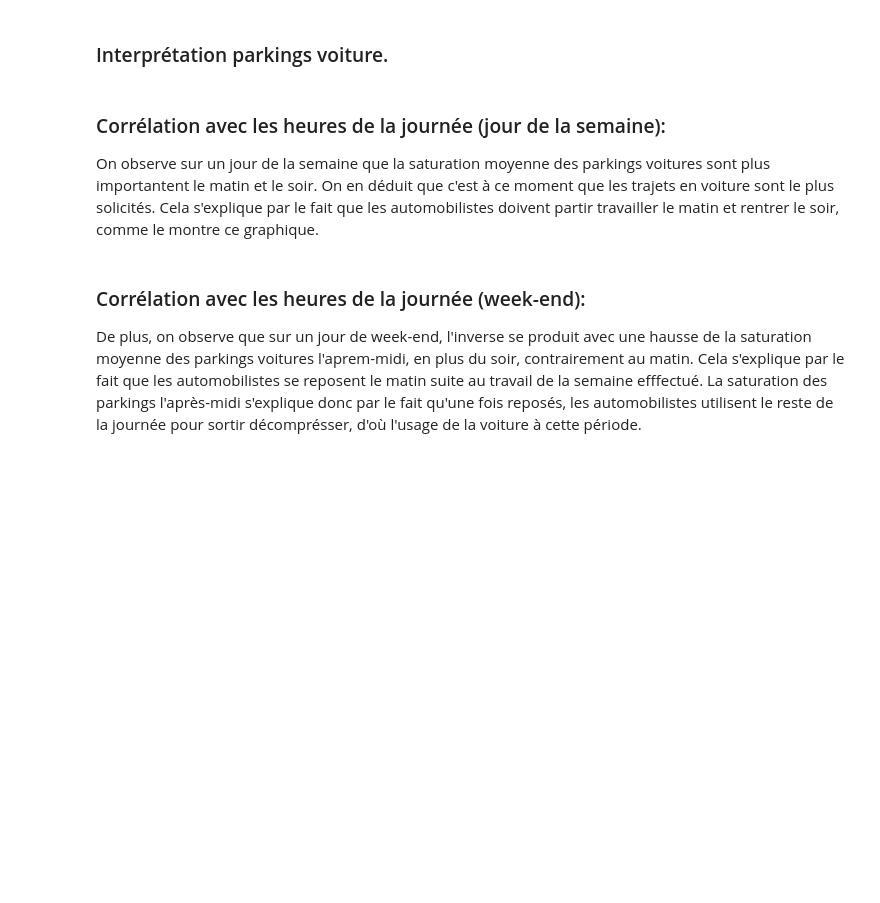
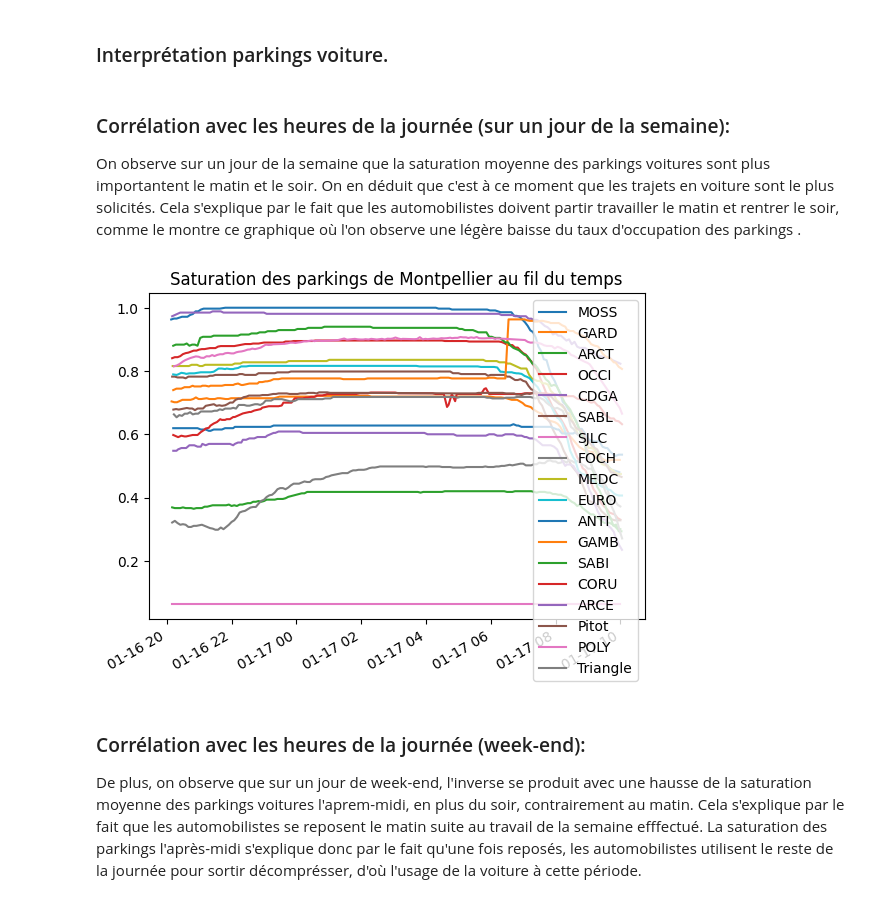
Before and after one commit to ruben-rouviere/sae15, a Jupyter notebook: src/analysis/jupyter.ipynb, the cells around one changed output. Cells and saved outputs as stored; diff of their text form; code cells hidden in the pictures; blank space fills up the shorter version.

```diff
--- a/src/analysis/jupyter.ipynb
+++ b/src/analysis/jupyter.ipynb
@@ -198,5 +198,5 @@ On interprétera cette corrélation comme un indicateur de la prévalance de l'e
 # %% [markdown]
 ### Interprétation parkings voiture.
 # %% [markdown]
-### Corrélation avec les heures de la journée (jour de la semaine):
-On observe sur un jour de la semaine que la saturation moyenne des parkings voitures sont plus importantent le matin et le soir. On en déduit que c'est à ce moment que les trajets en voiture sont le plus solicités. Cela s'explique par le fait que les automobilistes doivent partir travailler le matin et rentrer le soir, comme le montre ce graphique.
+### Corrélation avec les heures de la journée (sur un jour de la semaine):
+On observe sur un jour de la semaine que la saturation moyenne des parkings voitures sont plus importantent le matin et le soir. On en déduit que c'est à ce moment que les trajets en voiture sont le plus solicités. Cela s'explique par le fait que les automobilistes doivent partir travailler le matin et rentrer le soir, comme le montre ce graphique où l'on observe une légère baisse du taux d'occupation des parkings .
@@ -205,3 +203,23 @@ On observe sur un jour de la semaine que la saturation moyenne des parkings voit
+# %%
+from matplotlib import pyplot as plt
+from datetime import datetime, timedelta
+from Utils import parkingsByName
+# On charge les datasets
+%store -r carData
+%store -r bicycleData
+
+fig, ax = plt.subplots()
+plt.title("Saturation des parkings de Montpellier au fil du temps")
+fig.autofmt_xdate() # On applique une rotation sur les labels en x afin qu'ils ne se chevauchent pas
+
+for name, datapoints  in parkingsByName(carData).items():
+    mean_array = [datapoint.getFree()/(datapoint.getTotal()) for datapoint in datapoints]
+    plotContainer = plt.plot([datetime.fromtimestamp(datapoint.getDate()) for datapoint in datapoints], mean_array, label=name)
+
+plt.legend()
+plt.show()
+# %% [output]
+[figure, added]
 # %% [markdown]
 ### Corrélation avec les heures de la journée (week-end):
 De plus, on observe que sur un jour de week-end, l'inverse se produit avec une hausse de la saturation moyenne des parkings voitures l'aprem-midi, en plus du soir, contrairement au matin. Cela s'explique par le fait que les automobilistes se reposent le matin suite au travail de la semaine efffectué. La saturation des parkings l'après-midi s'explique donc par le fait qu'une fois reposés, les automobilistes utilisent le reste de la journée pour sortir décomprésser, d'où l'usage de la voiture à cette période.
```
Also changed, not shown: parts of 14 cells of this notebook.
